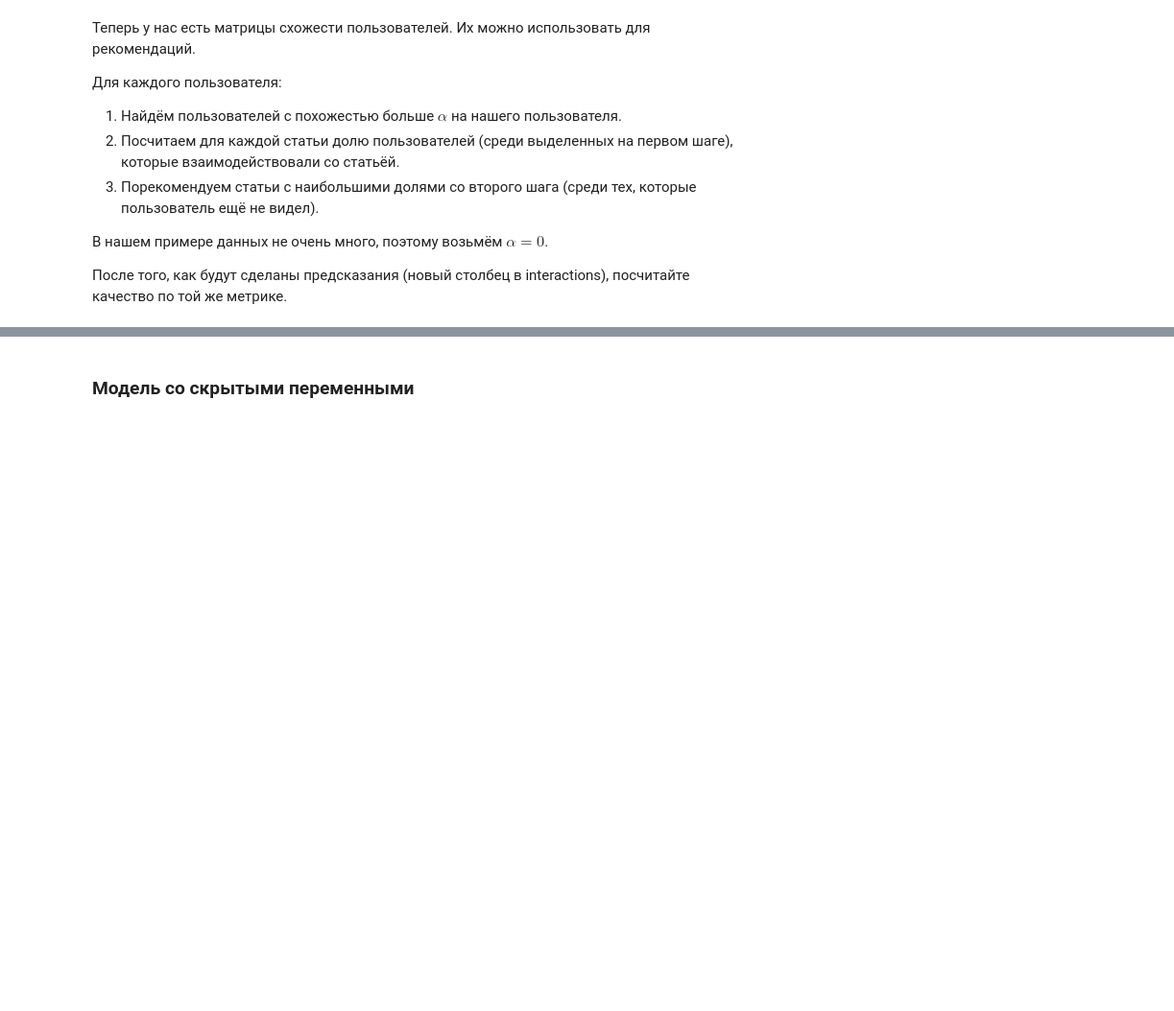
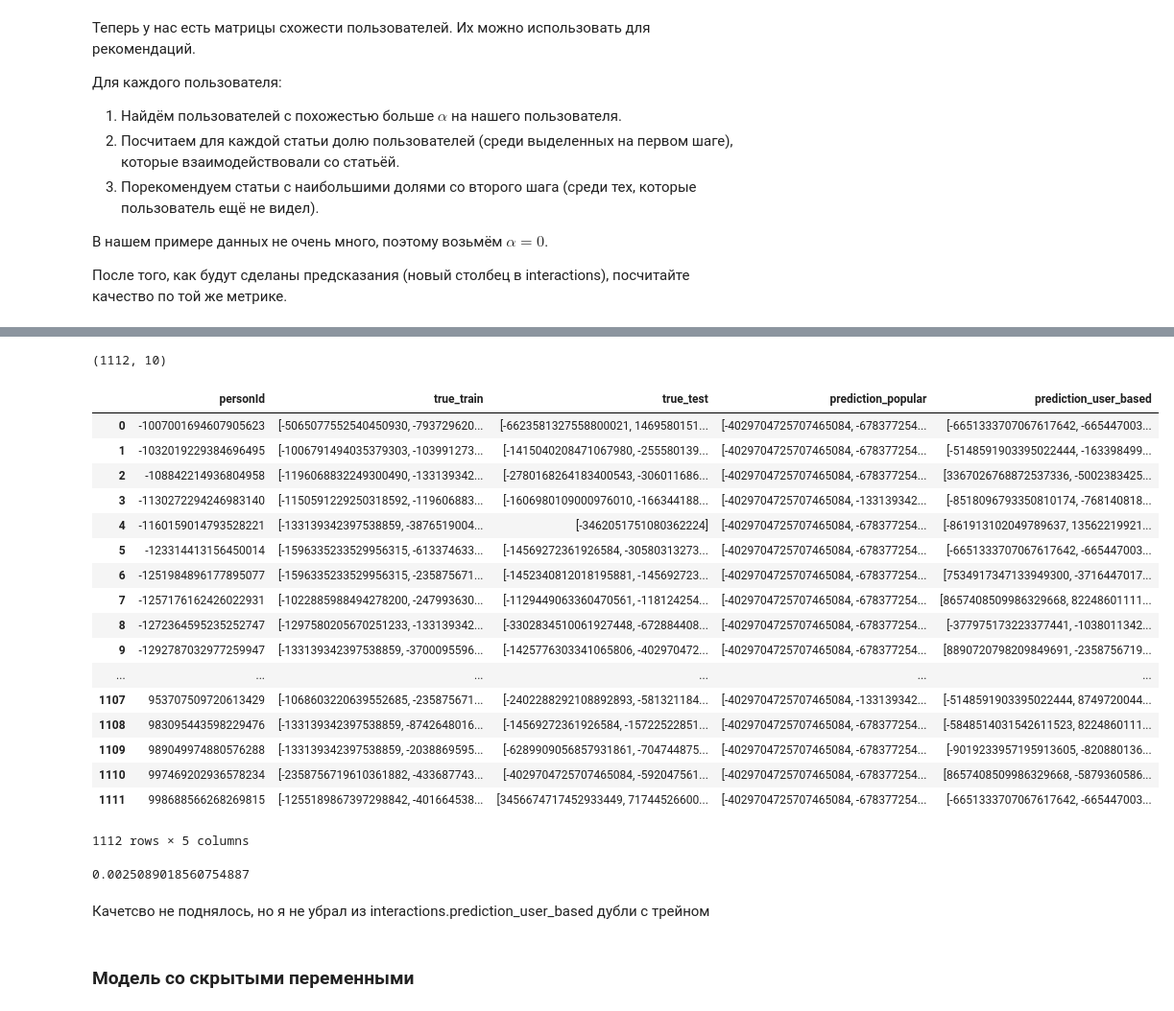
Before and after one commit to vbaryshev4/Data_Science, a Jupyter notebook: hse_ml/Advanced/RecSys/recsys-task.ipynb, the cells around one changed output, grey strips where cells are left out. Shown: that part at 96% size. Drawn from its saved outputs; the diff is of its cells as text; code cells hidden in the pictures; blank space fills up the shorter version.

```diff
--- a/hse_ml/Advanced/RecSys/recsys-task.ipynb
+++ b/hse_ml/Advanced/RecSys/recsys-task.ipynb
@@ -433,0 +421,33 @@ interactions['prediction_user_based'] = # your code
+# %%
+ind = np.argsort(recomendations, axis=1)[:,-10:]
+# %%
+top_10_articles = articles[ind]
+# %%
+top_10_articles.shape
+# %% [output]
+(1112, 10)
+# %%
+interactions.reset_index(inplace=True)
+# %%
+interactions['prediction_user_based'] = pd.Series(list(top_10_articles))
+# %%
+interactions
+# %% [output]
+|  | personId | true_train | true_test | prediction_popular | prediction_user_based |
+| 0 | -1007001694607905623 | [-5065077552540450930, -793729620... | [-6623581327558800021, 1469580151... | [-4029704725707465084, -678377254... | [-6651333707067617642, -665447003... |
+| 1 | -1032019229384696495 | [-1006791494035379303, -103991273... | [-1415040208471067980, -255580139... | [-4029704725707465084, -678377254... | [-5148591903395022444, -163398499... |
+| 2 | -108842214936804958 | [-1196068832249300490, -133139342... | [-2780168264183400543, -306011686... | [-4029704725707465084, -678377254... | [3367026768872537336, -5002383425... |
+| 3 | -1130272294246983140 | [-1150591229250318592, -119606883... | [-1606980109000976010, -166344188... | [-4029704725707465084, -133139342... | [-8518096793350810174, -768140818... |
+| 4 | -1160159014793528221 | [-133139342397538859, -3876519004... | [-3462051751080362224] | [-4029704725707465084, -678377254... | [-861913102049789637, 13562219921... |
+| 5 | -123314413156450014 | [-1596335233529956315, -613374633... | [-14569272361926584, -30580313273... | [-4029704725707465084, -678377254... | [-6651333707067617642, -665447003... |
+| 6 | -1251984896177895077 | [-1596335233529956315, -235875671... | [-1452340812018195881, -145692723... | [-4029704725707465084, -678377254... | [7534917347133949300, -3716447017... |
+| 7 | -1257176162426022931 | [-1022885988494278200, -247993630... | [-1129449063360470561, -118124254... | [-4029704725707465084, -678377254... | [8657408509986329668, 82248601111... |
+| 8 | -1272364595235252747 | [-1297580205670251233, -133139342... | [-3302834510061927448, -672884408... | [-4029704725707465084, -678377254... | [-377975173223377441, -1038011342... |
+| 9 | -1292787032977259947 | [-133139342397538859, -3700095596... | [-1425776303341065806, -402970472... | [-4029704725707465084, -678377254... | [8890720798209849691, -2358756719... |
+| ... | ... | ... | ... | ... | ... |
+| 1107 | 953707509720613429 | [-1068603220639552685, -235875671... | [-2402288292108892893, -581321184... | [-4029704725707465084, -133139342... | [-5148591903395022444, 8749720044... |
+| 1108 | 983095443598229476 | [-133139342397538859, -8742648016... | [-14569272361926584, -15722522851... | [-4029704725707465084, -678377254... | [-5848514031542611523, 8224860111... |
+| 1109 | 989049974880576288 | [-133139342397538859, -2038869595... | [-6289909056857931861, -704744875... | [-4029704725707465084, -678377254... | [-9019233957195913605, -820880136... |
+| 1110 | 997469202936578234 | [-2358756719610361882, -433687743... | [-4029704725707465084, -592047561... | [-4029704725707465084, -678377254... | [8657408509986329668, -5879360586... |
+| 1111 | 998688566268269815 | [-1255189867397298842, -401664538... | [3456674717452933449, 71744526600... | [-4029704725707465084, -678377254... | [-6651333707067617642, -665447003... |
+1112 rows × 5 columns
@@ -434,3 +470,11 @@ interactions['prediction_user_based'] = # your code
+# %%
+y_test = interactions.true_test
+y_pred = interactions.prediction_user_based
+count_precision_at_10(y_test, y_pred)
+# %% [output]
+0.0025089018560754887
+# %% [markdown]
+Качетсво не поднялось, но я не убрал из interactions.prediction_user_based дубли с трейном
 # %% [markdown]
 ### Модель со скрытыми переменными
 # %% [markdown]
```
Also changed, not shown: parts of 10 cells of this notebook.
